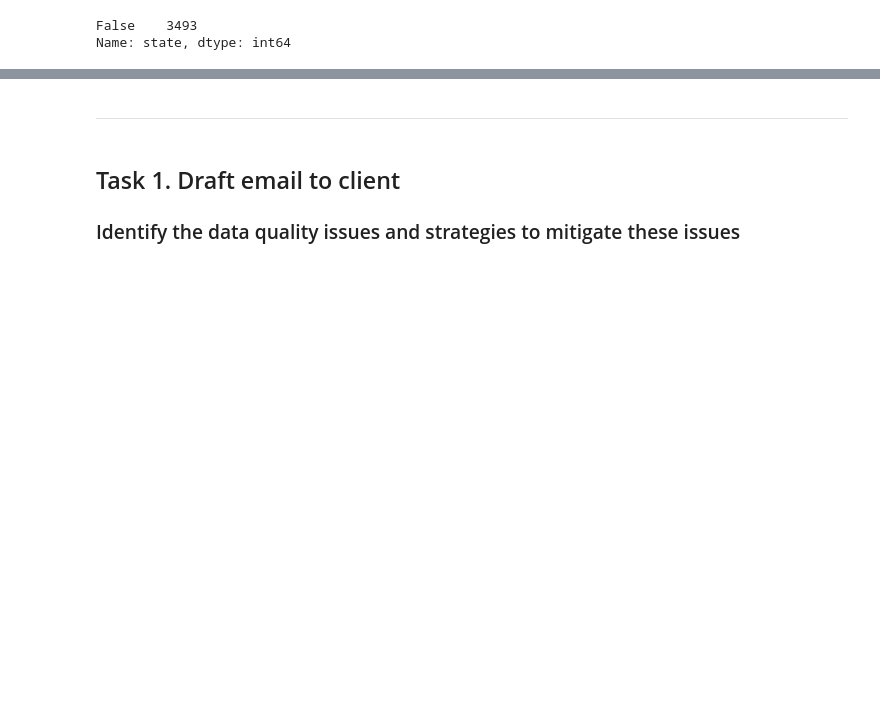
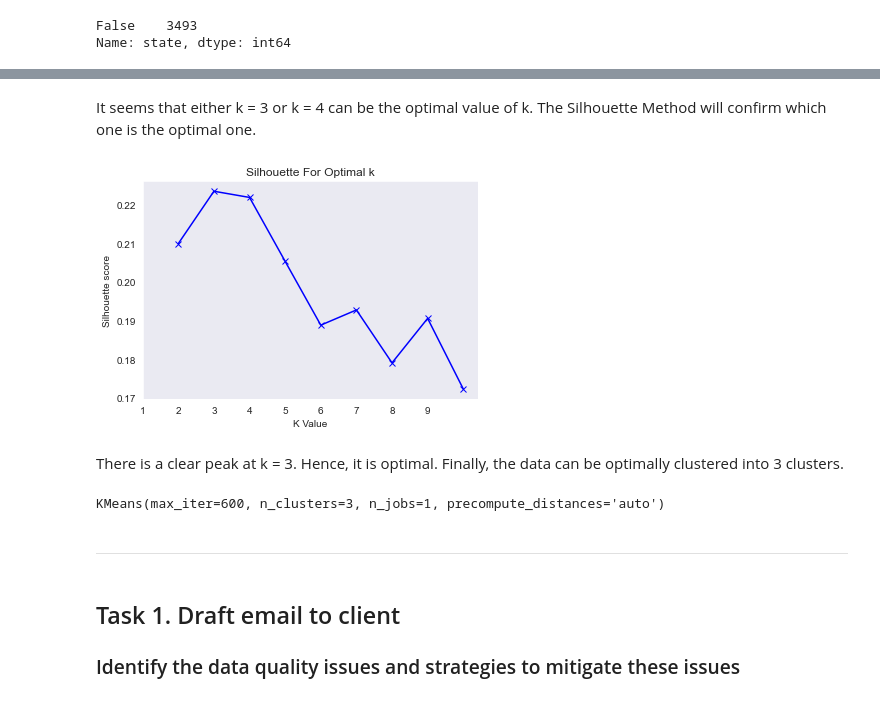
Before and after one commit to npradaschnor/KPMG-Virtual-Internship, a Jupyter notebook: KPMG_virtual_internship.ipynb, the cells around one changed output, grey strips where cells are left out. Saved outputs shown, nothing was run; the diff lists cells and outputs as text; code cells hidden in the pictures; blank space fills up the shorter version.

Commit message:
kmeans

```diff
--- a/KPMG_virtual_internship.ipynb
+++ b/KPMG_virtual_internship.ipynb
@@ -1996,0 +2020,3 @@ df.head()
+# %%
+#There are 75 missing records of job industry category (it represents 2.1% of the data). Drop the rows containing missing values.
+df.dropna(inplace=True)
@@ -2020,0 +2063,24 @@ ValueError: Input contains NaN, infinity or a value too large for dtype('float64
+# %% [markdown]
+It seems that either k = 3 or k = 4 can be the optimal value of k. The Silhouette Method will confirm which one is the optimal one.
+# %%
+#Using silhouette method to find the optimal k value
+
+silhouette = []
+kmax = 10
+
+sil = range(2, kmax+1)
+for k in sil:
+  kmeans = KMeans(n_clusters = k).fit(df_transf)
+  labels = kmeans.labels_
+  silhouette.append(silhouette_score(df_transf, labels, metric = 'euclidean'))
+plt.grid()
+plt.plot(sil,silhouette, 'bx-')
+plt.xlabel("K Value")
+plt.xticks(np.arange(1,10,1))
+plt.ylabel("Silhouette score")
+plt.title('Silhouette For Optimal k')
+plt.show()
+# %% [output]
+[figure, added]
+# %% [markdown]
+There is a clear peak at k = 3. Hence, it is optimal. Finally, the data can be optimally clustered into 3 clusters.
@@ -2021,3 +2094,7 @@ ValueError: Input contains NaN, infinity or a value too large for dtype('float64
+# %%
+kmeans.fit(df_scaled)
+# %% [output]
+KMeans(max_iter=600, n_clusters=3, n_jobs=1, precompute_distances='auto')
 # %% [markdown]
 ***
 # %% [markdown]
```
Also changed, not shown: parts of 17 cells of this notebook, 1 other file.
